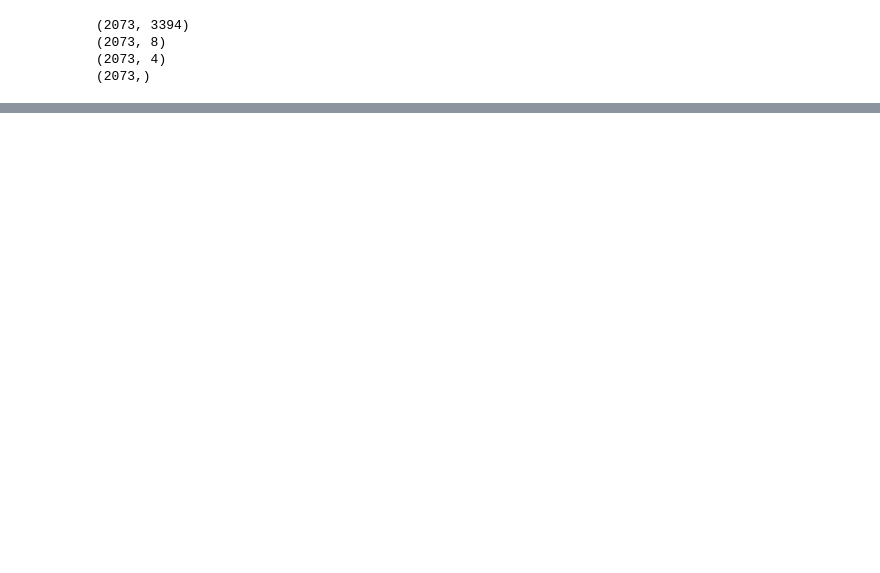
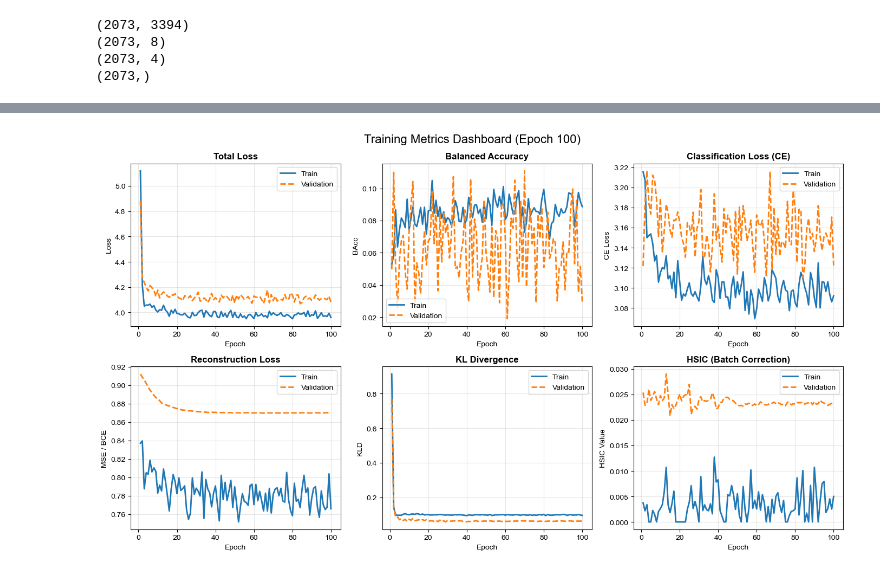
Before and after one commit to jmj3078/cfRNA_NormativeModeling, a Jupyter notebook: Data_For_Modeling/cVAE_test.ipynb, the cells around one changed output, grey strips where cells are left out. Saved outputs shown, nothing was run; the diff lists cells and outputs as text; code cells hidden in the pictures; blank space fills up the shorter version.

```diff
--- a/Data_For_Modeling/cVAE_test.ipynb
+++ b/Data_For_Modeling/cVAE_test.ipynb
@@ -286,7 +282,7 @@ class CfRNADataset(Dataset):
 # %%
 import scanpy as sc
 
-adata = sc.read_h5ad("OpenAccess_Filtered.h5ad")
+adata = sc.read_h5ad("OpenAccess_Filtered_Heuristic.h5ad")
 x_data = adata.layers['Standard_LogCPM']
 print(x_data.shape)
 bias_metrics = ['gc_bias_score', 'len_bias_score', 'platelet_score', 'log1p_total_counts', 'NG80', 'NP80', 'NP80_NG80_ratio','FSR']
@@ -390 +393,5 @@ cond_dim = sample_batch['c'].shape[1]
+# %%
+cat_labels = pd.Categorical(label_df)
+cat_labels = cat_labels.categories.tolist()
+hc_label_idx = cat_labels.index('Healthy Control')
 # %%
@@ -612,0 +451,51 @@ plot_batch_effect_tsne(val_adata, "Validation")
+# %%
+def plot_training_history_2x3(history):
+    records = []
+    for entry in history:
+        row = {'epoch': entry['epoch']}
+        # Train Metrics
+        for k, v in entry['train'].items():
+            row[f'train_{k}'] = v
+        # Val Metrics
+        if 'val' in entry and entry['val']:
+            for k, v in entry['val'].items():
+                row[f'val_{k}'] = v
+        records.append(row)
+
+    df = pd.DataFrame(records)
+    epochs = df['epoch']
+
+    fig, axes = plt.subplots(2, 3, figsize=(14, 8))
+    plt.subplots_adjust(hspace=0.3, wspace=0.25)
+
+    def plot_metric(ax, metric_key, title, ylabel):
+        # Train Plot
+        train_col = f'train_{metric_key}'
+        if train_col in df.columns:
+            ax.plot(epochs, df[train_col], label='Train', color='#1f77b4', linewidth=2)
+
+        # Val Plot (데이터가 있을 경우만)
+        val_col = f'val_{metric_key}'
+        if val_col in df.columns:
+            ax.plot(epochs, df[val_col], label='Validation', color='#ff7f0e', linestyle='--', linewidth=2)
+        ax.set_title(title, fontsize=12, fontweight='bold')
+        ax.set_xlabel('Epoch')
+        ax.set_ylabel(ylabel)
+        ax.legend(loc='best')
+        ax.grid(True, alpha=0.3)
+
+    plot_metric(axes[0, 0], 'total', 'Total Loss', 'Loss')
+    plot_metric(axes[0, 1], 'b_acc', 'Balanced Accuracy', 'BAcc')
+    plot_metric(axes[0, 2], 'ce', 'Classification Loss (CE)', 'CE Loss')
+    plot_metric(axes[1, 0], 'rec', 'Reconstruction Loss', 'MSE / BCE')
+    plot_metric(axes[1, 1], 'kl', 'KL Divergence', 'KLD')
+    plot_metric(axes[1, 2], 'hsic', 'HSIC (Batch Correction)', 'HSIC Value')
+
+    last_epoch = df['epoch'].iloc[-1]
+    fig.suptitle(f'Training Metrics Dashboard (Epoch {last_epoch})', fontsize=16)
+    plt.tight_layout()
+    plt.show()
+
+plot_training_history_2x3(trainer.history)
+# %% [output]
+[figure, added]
```
Also changed, not shown: parts of 8 cells of this notebook, 2 other files.
